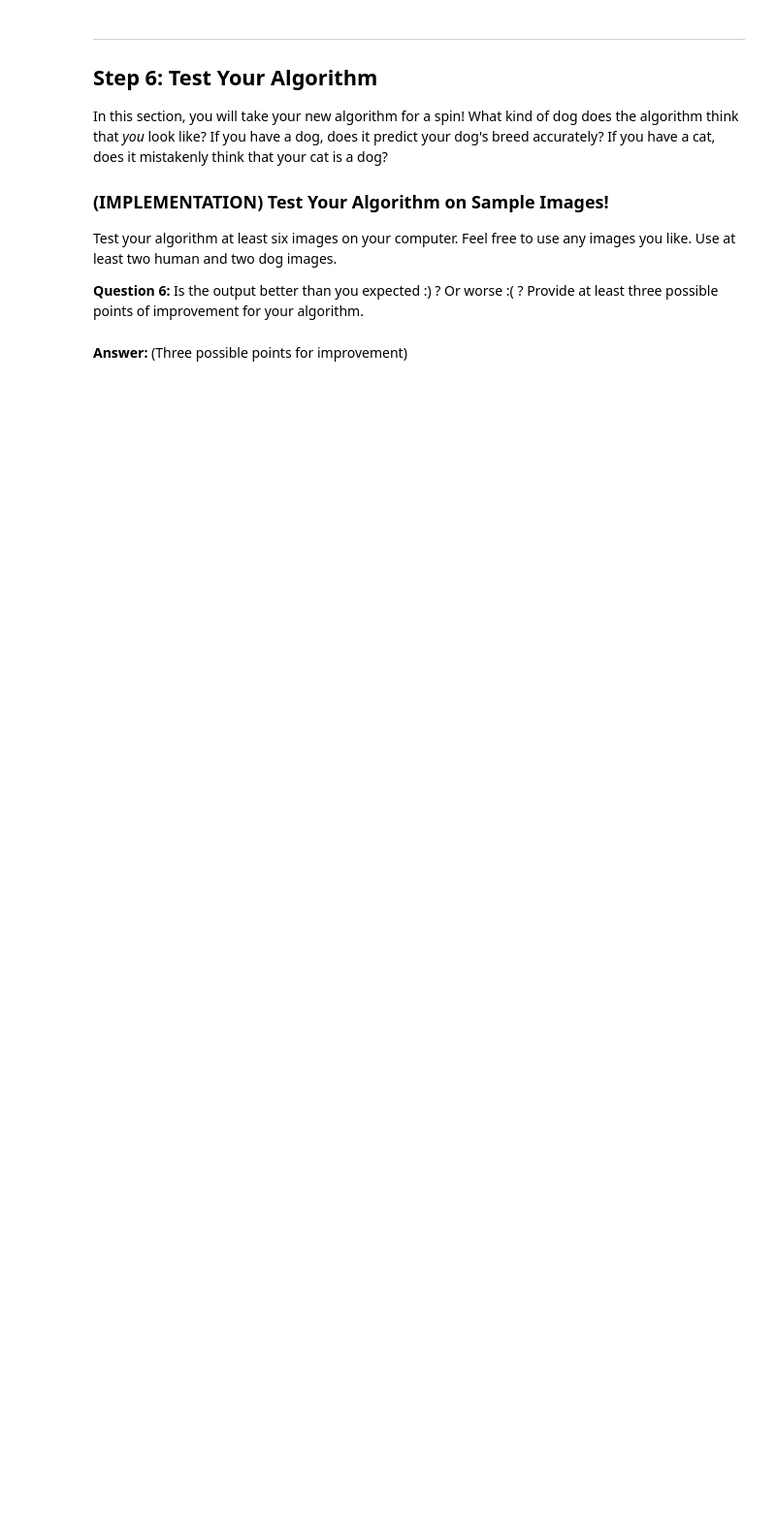
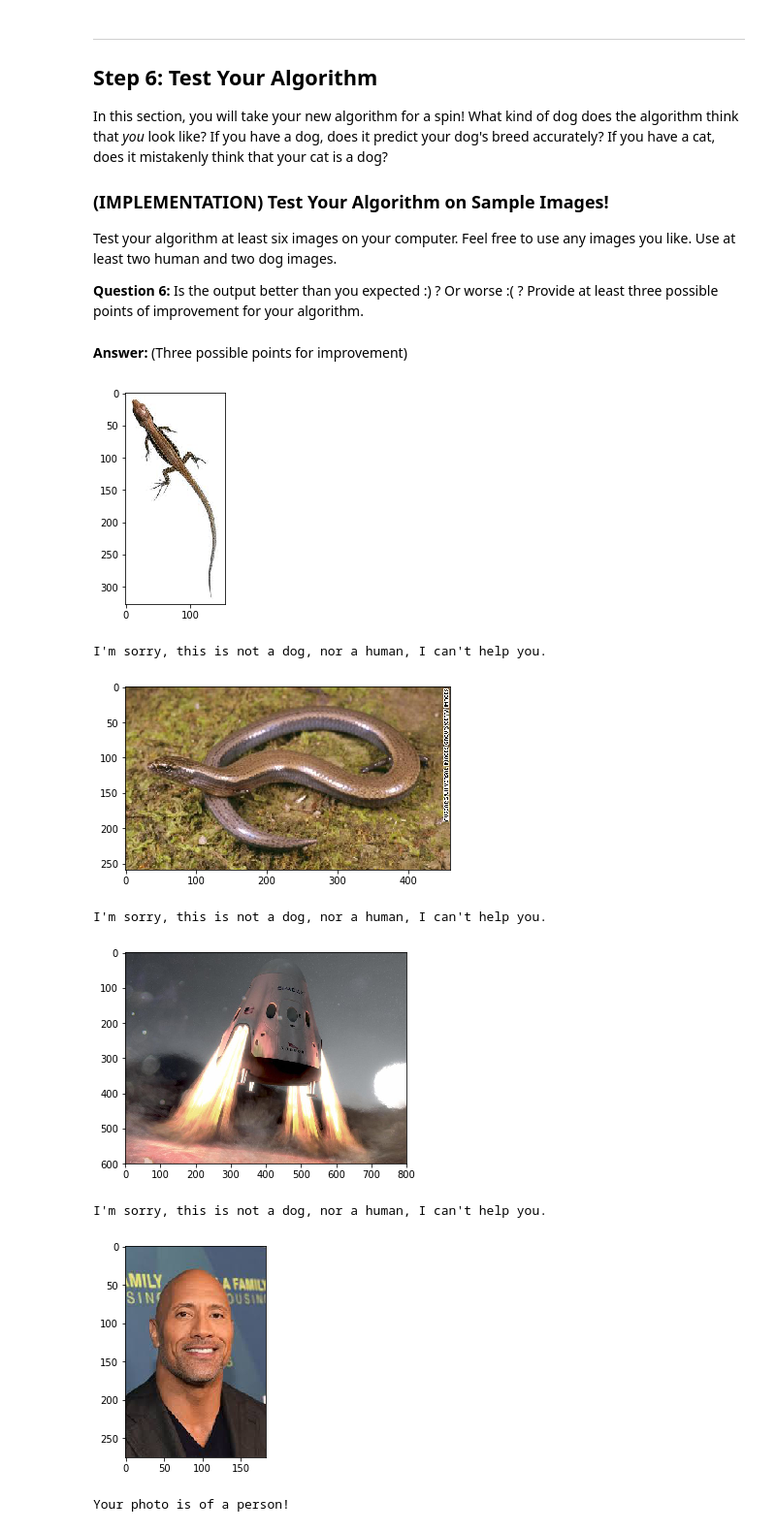
Before and after one commit to glandzher/Udacity_ML_Dog_Classifier, a Jupyter notebook: dog_app.ipynb, the cells around one changed output. Shown at 97% size. Saved outputs shown, nothing was run; the diff lists cells and outputs as text; code cells hidden in the pictures; blank space fills up the shorter version.

Commit message:
End of project: adding the exploration steps, the final models and the overall app to make use of all the different models. Last transfer model not uploaded because too heavy.

```diff
--- a/dog_app.ipynb
+++ b/dog_app.ipynb
@@ -207,6 +281,7 @@ In the next code cell, you will write a function that accepts a path to an image
 
 Before writing the function, make sure that you take the time to learn  how to appropriately pre-process tensors for pre-trained models in the [PyTorch documentation](http://pytorch.org/docs/stable/torchvision/models.html).
 # %%
+import numpy as np
 from PIL import Image
 import torchvision.transforms as transforms
 from torch.autograd import Variable
@@ -241,12 +316,12 @@ def VGG16_predict(img_path):
     VGG16.eval()
 
     # Move tensor to GPU if available
-    if use_cuda:
+    if use_cuda == True:
         img= img.cuda()
         result = VGG16(img)
         result = torch.argmax(result).item()
     else:
         result = VGG16(img)
-        result = result.nparray.argmax() # Got to re-run the code without the GPU to get the right expression here.
+        result = result.detach().numpy().argmax()
 
     return result
@@ -871,7 +1080,7 @@ Write a function that takes an image path as input and returns the dog breed (`A
 ### and returns the dog breed that is predicted by the model.
 
 # list of class names by index, i.e. a name can be accessed like class_names[0]
-class_names = [item[4:].replace("_", " ") for item in data_transfer['train'].classes]
+class_names = [item[4:].replace("_", " ") for item in train_dataset.classes]
 
 def predict_breed_transfer(img_path):
     # load the image and return the predicted breed
@@ -887,15 +1096,15 @@ def predict_breed_transfer(img_path):
     img_trans = transform_img(img)
     img_formatted = img_trans.unsqueeze(0)
     img = Variable(img_formatted)
-    mode_transfer.eval()
+    model_transfer.eval()
 
     # Move tensor to GPU if available
     if use_cuda:
         img= img.cuda()
-        result = mode_transfer(img)
+        result = model_transfer(img)
         result = torch.argmax(result).item()
     else:
-        result = mode_transfer(img)
+        result = model_transfer(img)
         result = result.nparray.argmax()
 
     #Prediction done, we have the index to feed into class_names
@@ -929,3 +1134,22 @@ def run_app(img_path):
+# %%
+### TODO: Write your algorithm.
+### Feel free to use as many code cells as needed.
+from PIL import Image
+import matplotlib.pyplot as plt
+
+def run_app(img_path):
+    ## handle cases for a human face, dog, and neither
+    #The dog detection was working the best, therefore I will use this as a way decide if I have a human or a dog:
+    image = Image.open(img_path)
+    plt.imshow(image)
+    plt.show()
+    if dog_detector(img_path) == True: #Trained with VGG-16
+        breed = predict_breed_transfer(img_path)
+        print("Your picture is a dog, and it is a", breed)
+    elif face_detector(img_path) == True :
+        print("Your photo is of a person!")
+    else:
+        print("I'm sorry, this is not a dog, nor a human, I can't help you.")
 # %% [markdown]
 ---
 <a id='step6'></a>
@@ -940,11 +1164,29 @@ Test your algorithm at least six images on your computer.  Feel free to use any
 __Question 6:__ Is the output better than you expected :) ?  Or worse :( ?  Provide at least three possible points of improvement for your algorithm.
 # %% [markdown]
 __Answer:__ (Three possible points for improvement)
+# %%
+import os
+import matplotlib.pyplot as plt
+import numpy as np
+from glob import glob
+
+# load filenames for human and dog images
+human_files_perso = np.array(glob("./images/Humans/*"))
+dog_files_perso = np.array(glob("./images/Dogs/*"))
 # %%
 ## TODO: Execute your algorithm from Step 6 on
 ## at least 6 images on your computer.
 ## Feel free to use as many code cells as needed.
 
 ## suggested code, below
-for file in np.hstack((human_files[:3], dog_files[:3])):
+for file in np.hstack((human_files_perso[:5], dog_files_perso[:5])):
     run_app(file)
+# %% [output]
+[figure, added]
+I'm sorry, this is not a dog, nor a human, I can't help you.
+[figure, added]
+I'm sorry, this is not a dog, nor a human, I can't help you.
+[figure, added]
+I'm sorry, this is not a dog, nor a human, I can't help you.
+[figure, added]
+Your photo is of a person!
```
Also changed, not shown: parts of 26 cells of this notebook, 15 other files.
